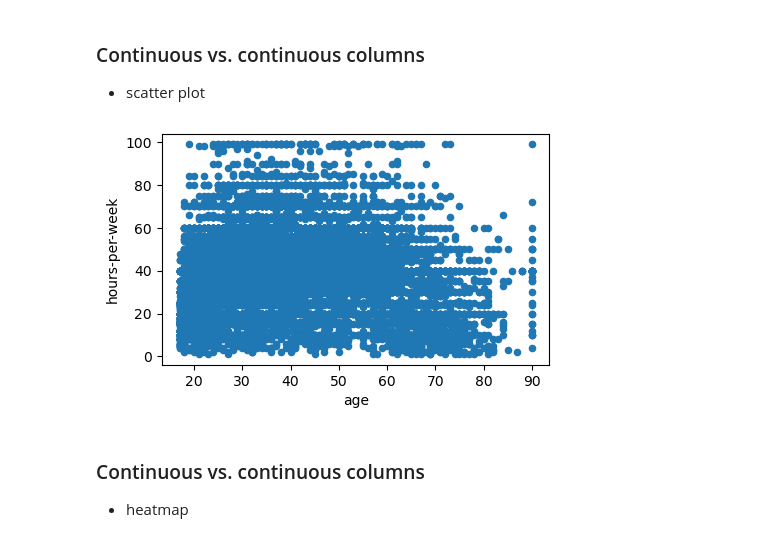
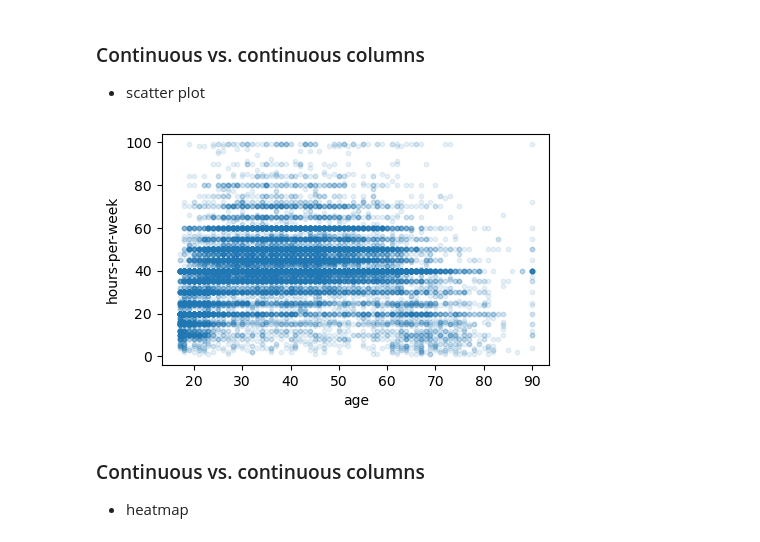
Before and after one commit to BrownDSI/DATA1030-Fall2023, a Jupyter notebook: week2 - EDA/EDA_p2.ipynb, the cells around one changed output. Drawn from its saved outputs; the diff is of its cells as text; code cells hidden in the pictures.

Commit message:
week 3, part 1

```diff
--- a/week2 - EDA/EDA_p2.ipynb
+++ b/week2 - EDA/EDA_p2.ipynb
@@ -240,10 +255,10 @@ plt.show()
 ### Continuous vs. continuous columns
 - scatter plot
 # %%
-df.plot.scatter('age','hours-per-week',figsize=(5,3)) # alpha=0.1,s=10
+df.plot.scatter('age','hours-per-week',figsize=(5,3),alpha=0.1,s=10) # alpha=0.1,s=10
 plt.show()
 # %% [output]
-[figure, old version]
+[figure, new version]
 # %% [markdown]
 ### Continuous vs. continuous columns
 - heatmap
```
Also changed, not shown: parts of 7 cells of this notebook, 14 other files.
